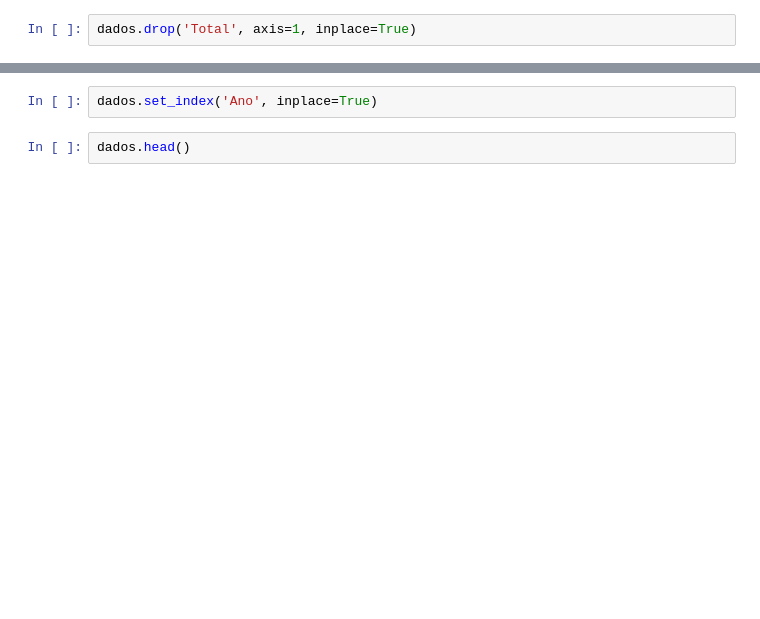
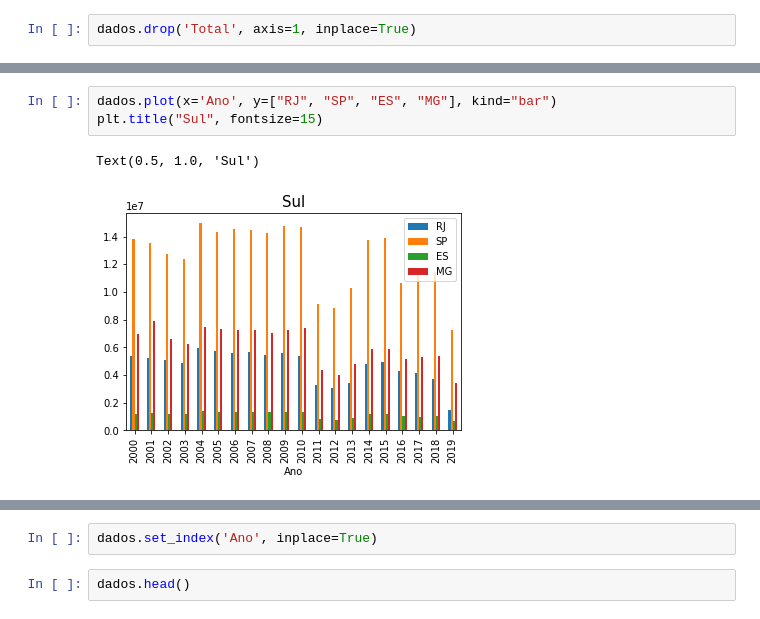
Before and after one commit to ricardosaj/Bootcamp-Data-Science-Alura, a Jupyter notebook: SuperDesafioModulo02.ipynb, the cells around one changed output, grey strips where cells are left out. Cells and saved outputs as stored; diff of their text form; blank space fills up the shorter version.

```diff
--- a/SuperDesafioModulo02.ipynb
+++ b/SuperDesafioModulo02.ipynb
@@ -32,0 +40,6 @@ dados.drop('Total', axis=1, inplace=True)
+# %%
+dados.plot(x='Ano', y=["RJ", "SP", "ES", "MG"], kind="bar")
+plt.title("Sul", fontsize=15)
+# %% [output]
+Text(0.5, 1.0, 'Sul')
+[figure, added]
```
Also changed, not shown: parts of 13 cells of this notebook.
